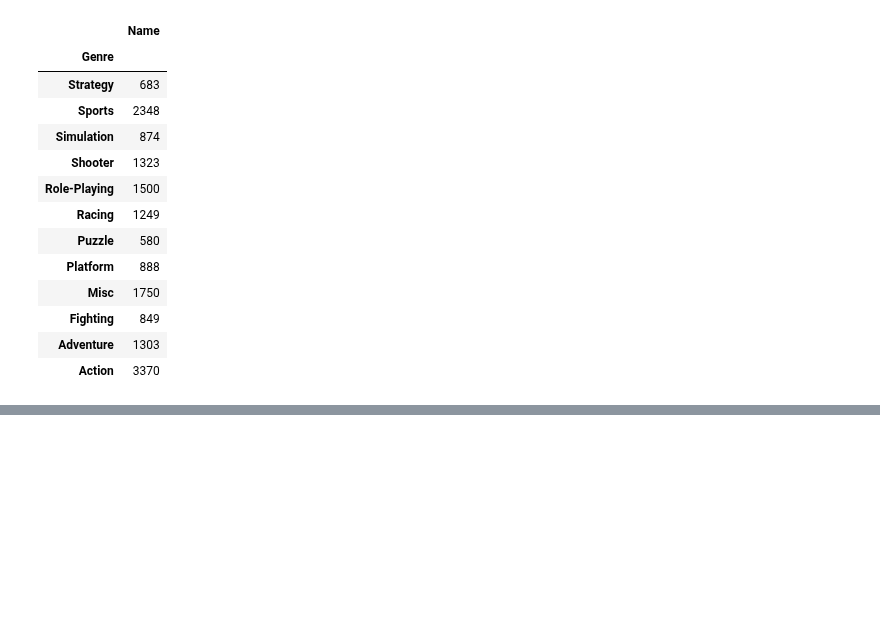
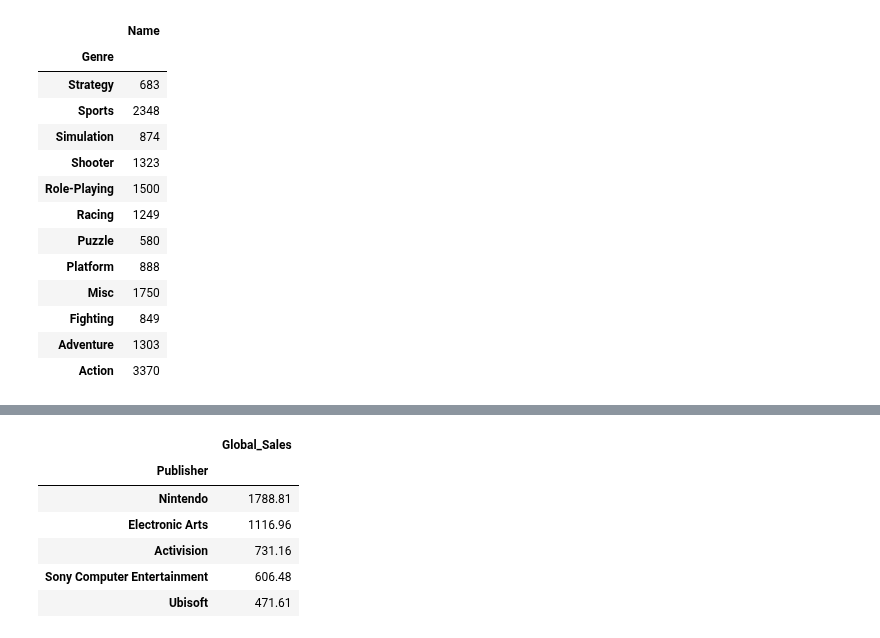
Before and after one commit to joshgreenert/Python-Projects, a Jupyter notebook: Data Mining/Week1/Video_Games_Sales.ipynb, the cells around one changed output, grey strips where cells are left out. Cells and saved outputs as stored; diff of their text form; code cells hidden in the pictures; blank space fills up the shorter version.

```diff
--- a/Data Mining/Week1/Video_Games_Sales.ipynb
+++ b/Data Mining/Week1/Video_Games_Sales.ipynb
@@ -68,0 +74,11 @@ SyntaxError: invalid syntax (2326663547.py, line 2)
+# %%
+# Find the five publishers with the highest total sales (calculate the total global sales for each publisher).
+df_games[['Publisher', 'Global_Sales']].groupby('Publisher').sum().sort_values('Global_Sales', ascending = False).head(5)
+# %% [output]
+|  | Global_Sales |
+| Publisher |  |
+| Nintendo | 1788.81 |
+| Electronic Arts | 1116.96 |
+| Activision | 731.16 |
+| Sony Computer Entertainment | 606.48 |
+| Ubisoft | 471.61 |
```
Also changed, not shown: parts of 4 cells of this notebook.
